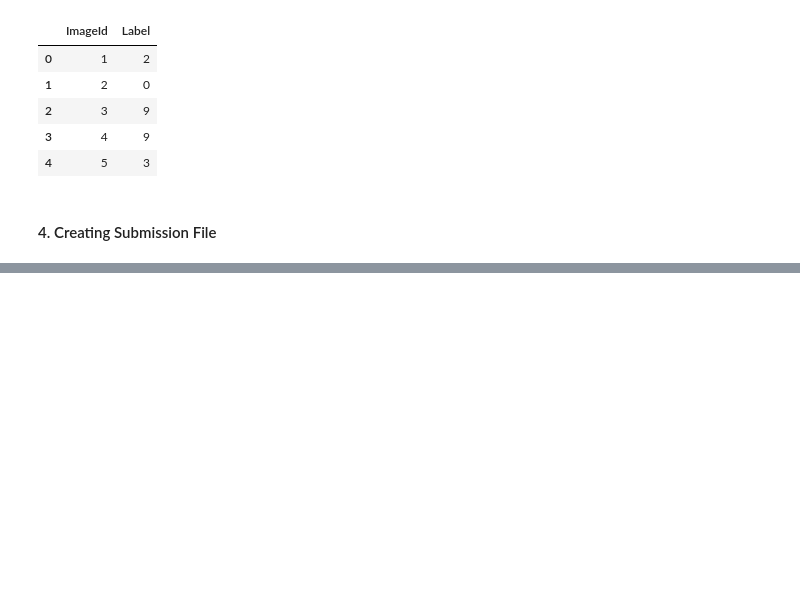
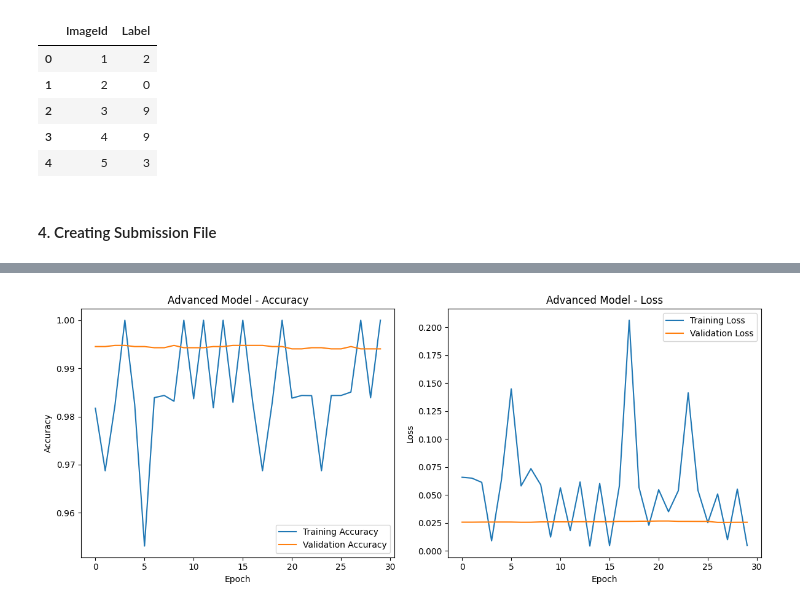
Before and after one commit to Devesh-Daku/Digit-Classifier, a Jupyter notebook: digit-recognizer.ipynb, the cells around one changed output, grey strips where cells are left out. Drawn from its saved outputs; the diff is of its cells as text; code cells hidden in the pictures; blank space fills up the shorter version.

```diff
--- a/digit-recognizer.ipynb
+++ b/digit-recognizer.ipynb
@@ -380,0 +674,9 @@ submission.to_csv('submission.csv', index=False)
+# %%
+datagen = ImageDataGenerator(
+    rotation_range=10,      # randomly rotate images by up to 10 degrees
+    zoom_range=0.1,         # randomly zoom in by up to 10%
+    width_shift_range=0.1,  # randomly shift images horizontally by up to 10%
+    height_shift_range=0.1, # randomly shift images vertically by up to 10%
+    horizontal_flip=False,  # never flip images horizontally
+    vertical_flip=False     # never flip images vertically
+)
@@ -380,0 +685,2 @@ submission.to_csv('submission.csv', index=False)
+# %%
+datagen.fit(X_train)
@@ -380,0 +692,9 @@ submission.to_csv('submission.csv', index=False)
+# %%
+augmented_history = advanced_model.fit(
+    datagen.flow(X_train, y_train, batch_size=64),
+    epochs=30, # Increased epochs for more thorough training
+    validation_data=(X_val, y_val),
+    steps_per_epoch=len(X_train) // 64, # Batches per epoch
+    callbacks=[learning_rate_reduction], # Using the same learning rate callback
+    verbose=1
+)
@@ -380,0 +719,24 @@ submission.to_csv('submission.csv', index=False)
+# %%
+plt.figure(figsize=(12, 5))
+
+plt.subplot(1, 2, 1)
+plt.plot(augmented_history.history['accuracy'], label='Training Accuracy')
+plt.plot(augmented_history.history['val_accuracy'], label='Validation Accuracy')
+plt.title('Advanced Model - Accuracy')
+plt.xlabel('Epoch')
+plt.ylabel('Accuracy')
+plt.legend()
+
+# --- 2. Plot Training & Validation Loss ---
+plt.subplot(1, 2, 2)
+plt.plot(augmented_history.history['loss'], label='Training Loss')
+plt.plot(augmented_history.history['val_loss'], label='Validation Loss')
+plt.title('Advanced Model - Loss')
+plt.xlabel('Epoch')
+plt.ylabel('Loss')
+plt.legend()
+
+plt.tight_layout()
+plt.show()
+# %% [output]
+[figure, added]
```
Also changed, not shown: parts of 67 cells of this notebook, 3 other files.
